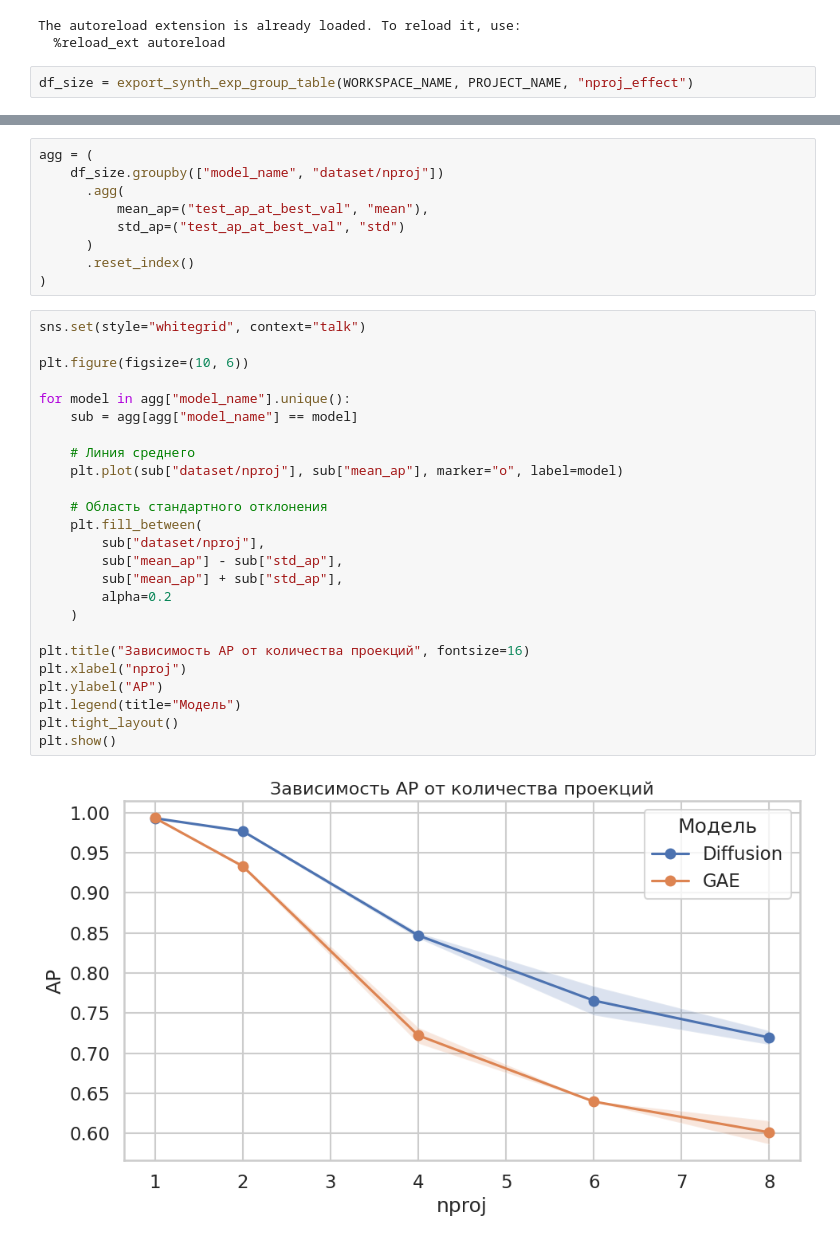
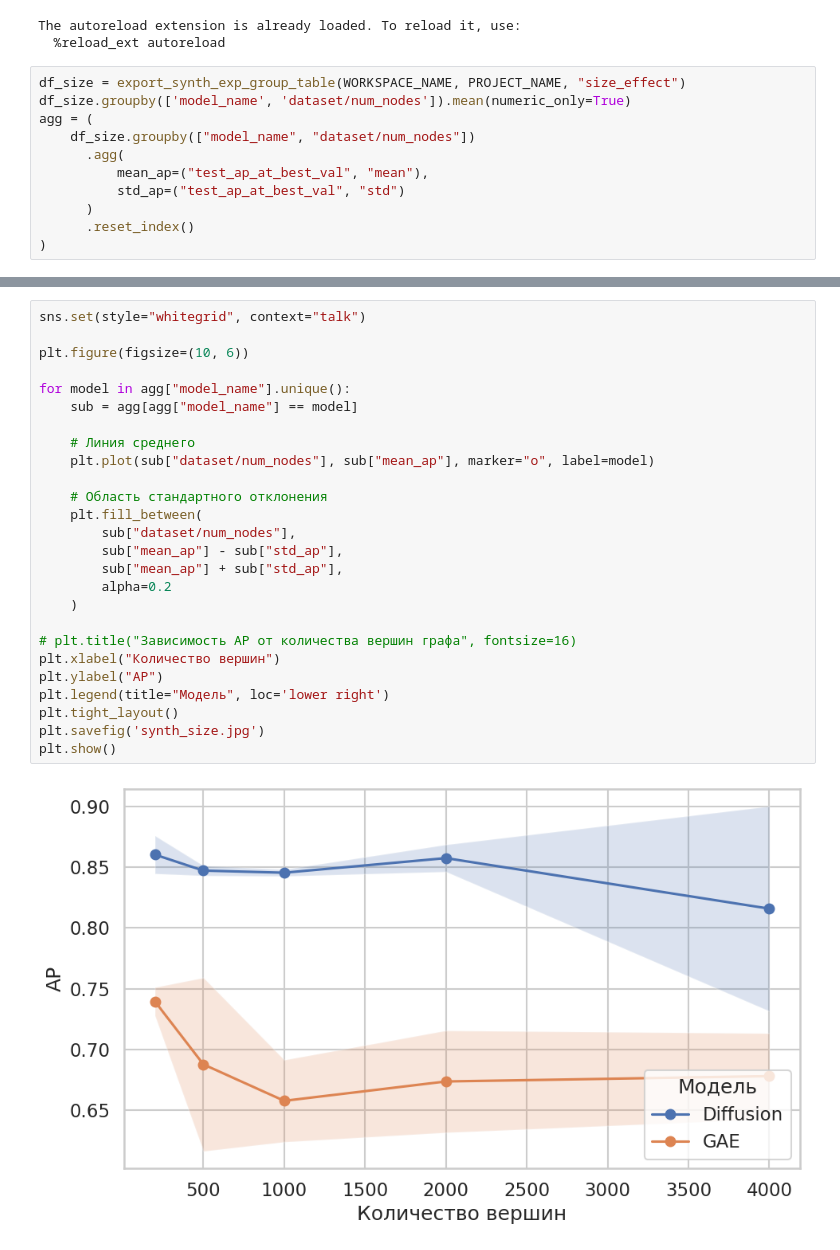
Before and after one commit to ArtemShamro/sheaf-convolution, a Jupyter notebook: notebooks/synthetic_results.ipynb, the cells around one changed output, grey strips where cells are left out. Cells and saved outputs as stored; diff of their text form.

```diff
--- a/notebooks/synthetic_results.ipynb
+++ b/notebooks/synthetic_results.ipynb
@@ -18,4 +18,13 @@ WORKSPACE_NAME = "artem-d"
 The autoreload extension is already loaded. To reload it, use:
   %reload_ext autoreload
 # %%
-df_size = export_synth_exp_group_table(WORKSPACE_NAME, PROJECT_NAME, "nproj_effect")
+df_size = export_synth_exp_group_table(WORKSPACE_NAME, PROJECT_NAME, "size_effect")
+df_size.groupby(['model_name', 'dataset/num_nodes']).mean(numeric_only=True)
+agg = (
+    df_size.groupby(["model_name", "dataset/num_nodes"])
+      .agg(
+          mean_ap=("test_ap_at_best_val", "mean"),
+          std_ap=("test_ap_at_best_val", "std")
+      )
+      .reset_index()
+)
@@ -59,36 +31,28 @@ df_size.groupby(['model_name', 'dataset/nproj']).mean(numeric_only=True)
-# %%
-agg = (
-    df_size.groupby(["model_name", "dataset/nproj"])
-      .agg(
-          mean_ap=("test_ap_at_best_val", "mean"),
-          std_ap=("test_ap_at_best_val", "std")
-      )
-      .reset_index()
-)
 # %%
 sns.set(style="whitegrid", context="talk")
 
 plt.figure(figsize=(10, 6))
 
 for model in agg["model_name"].unique():
     sub = agg[agg["model_name"] == model]
 
     # Линия среднего
-    plt.plot(sub["dataset/nproj"], sub["mean_ap"], marker="o", label=model)
+    plt.plot(sub["dataset/num_nodes"], sub["mean_ap"], marker="o", label=model)
 
     # Область стандартного отклонения
     plt.fill_between(
-        sub["dataset/nproj"],
+        sub["dataset/num_nodes"],
         sub["mean_ap"] - sub["std_ap"],
         sub["mean_ap"] + sub["std_ap"],
         alpha=0.2
     )
 
-plt.title("Зависимость AP от количества проекций", fontsize=16)
-plt.xlabel("nproj")
+# plt.title("Зависимость AP от количества вершин графа", fontsize=16)
+plt.xlabel("Количество вершин")
 plt.ylabel("AP")
-plt.legend(title="Модель")
+plt.legend(title="Модель", loc='lower right')
 plt.tight_layout()
+plt.savefig('synth_size.jpg')
 plt.show()
 # %% [output]
-[figure, old version]
+[figure, new version]
```
Also changed, not shown: parts of 8 cells of this notebook, 3 other files.
